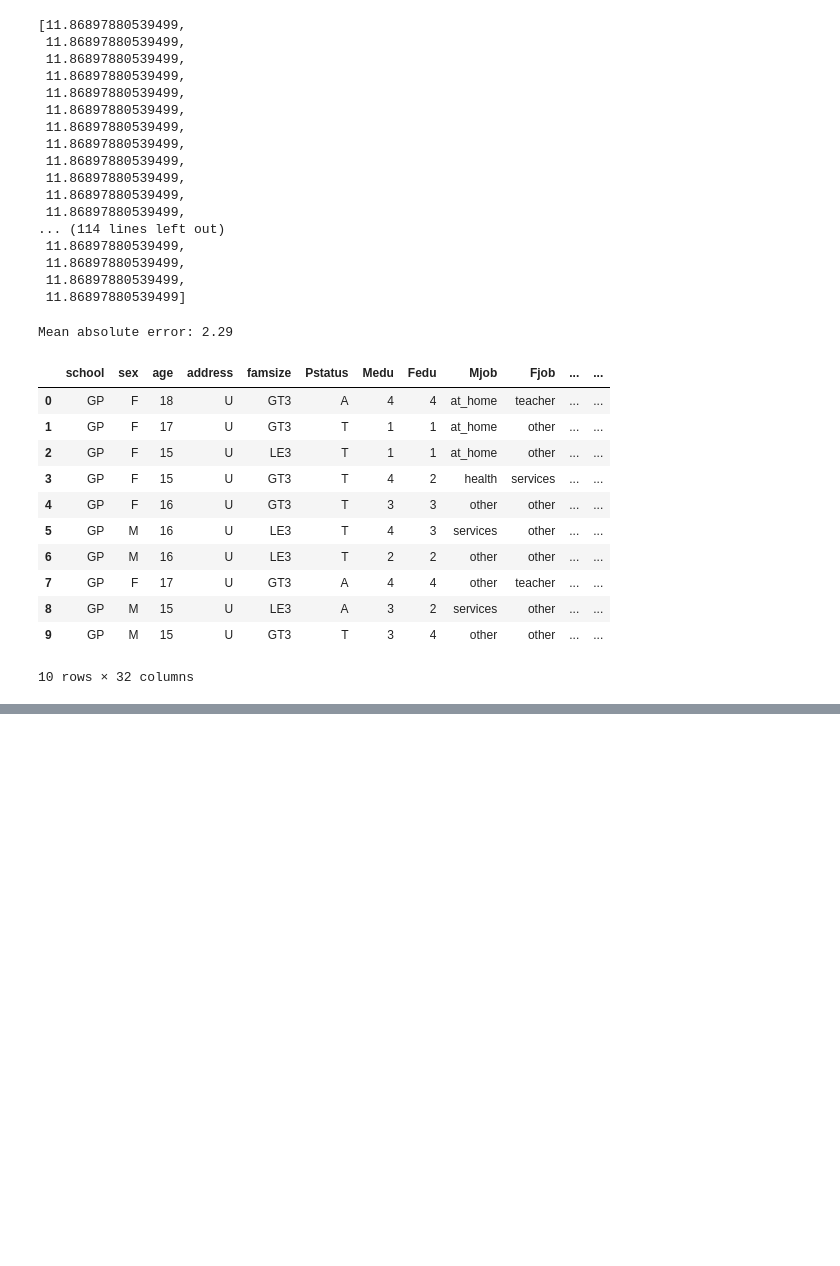
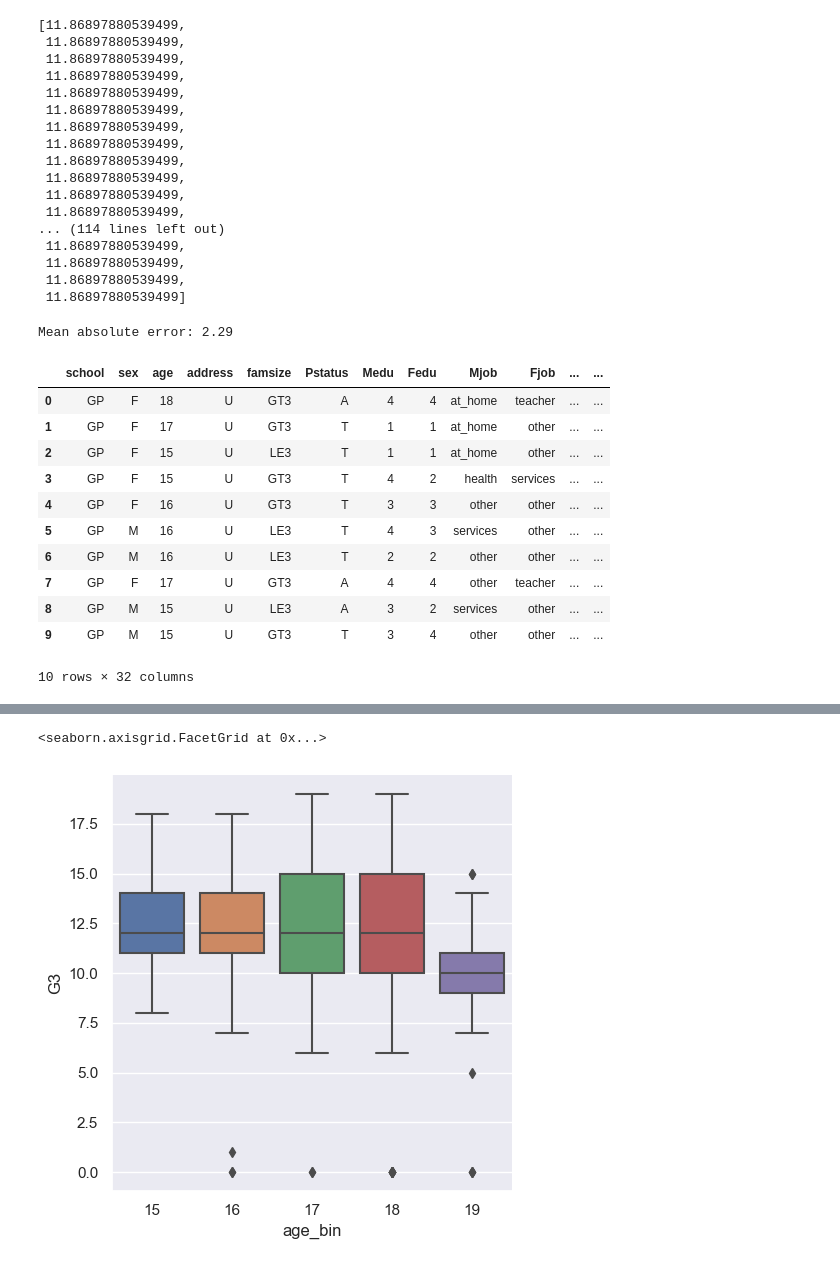
Before and after one commit to bwoakley/ML_projects, a Jupyter notebook: Project_Student_Performance/Proj_Student2.ipynb, the cells around one changed output, grey strips where cells are left out. Saved outputs shown, nothing was run; the diff lists cells and outputs as text; code cells hidden in the pictures; blank space fills up the shorter version.

```diff
--- a/Project_Student_Performance/Proj_Student2.ipynb
+++ b/Project_Student_Performance/Proj_Student2.ipynb
@@ -739,0 +823,8 @@ plt.show()
+# %%
+sns.catplot(data=df_full, x="age_bin", y="G3"
+            #, kind="swarm", s = 2
+           , kind="box"
+           )
+# %% [output]
+<seaborn.axisgrid.FacetGrid at 0x...>
+[figure, added]
```
Also changed, not shown: parts of 26 cells of this notebook, 1 other file.
